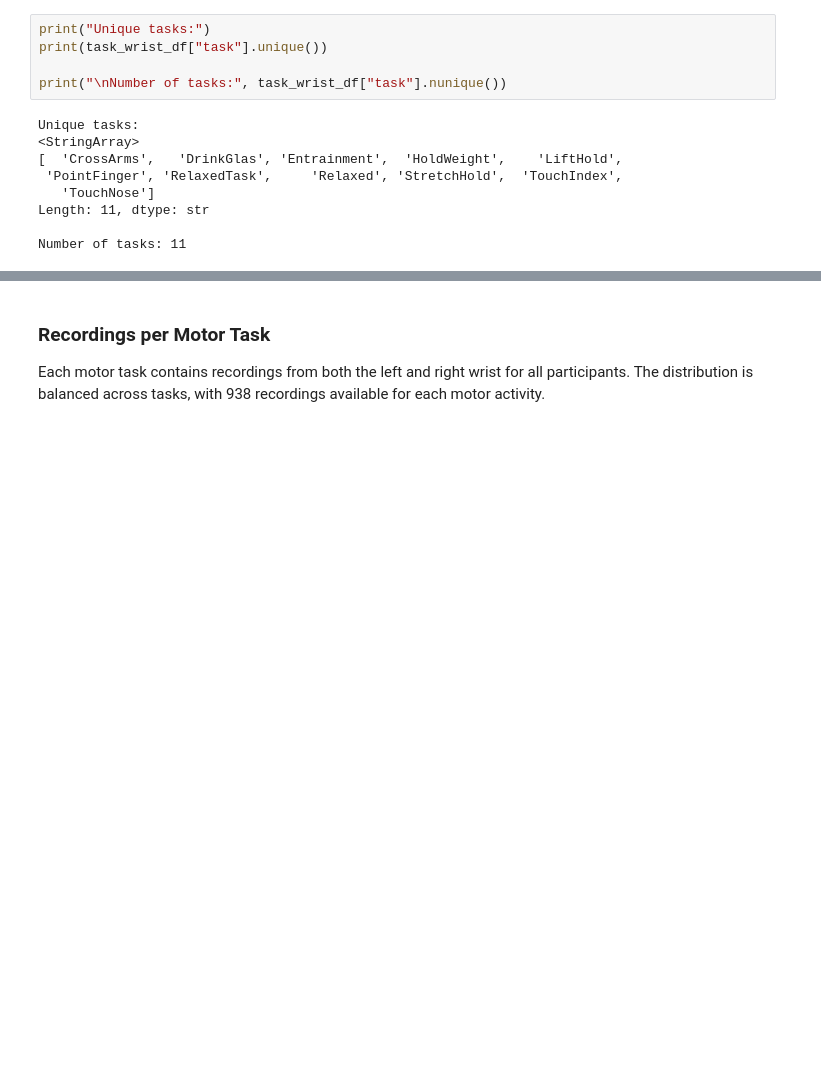
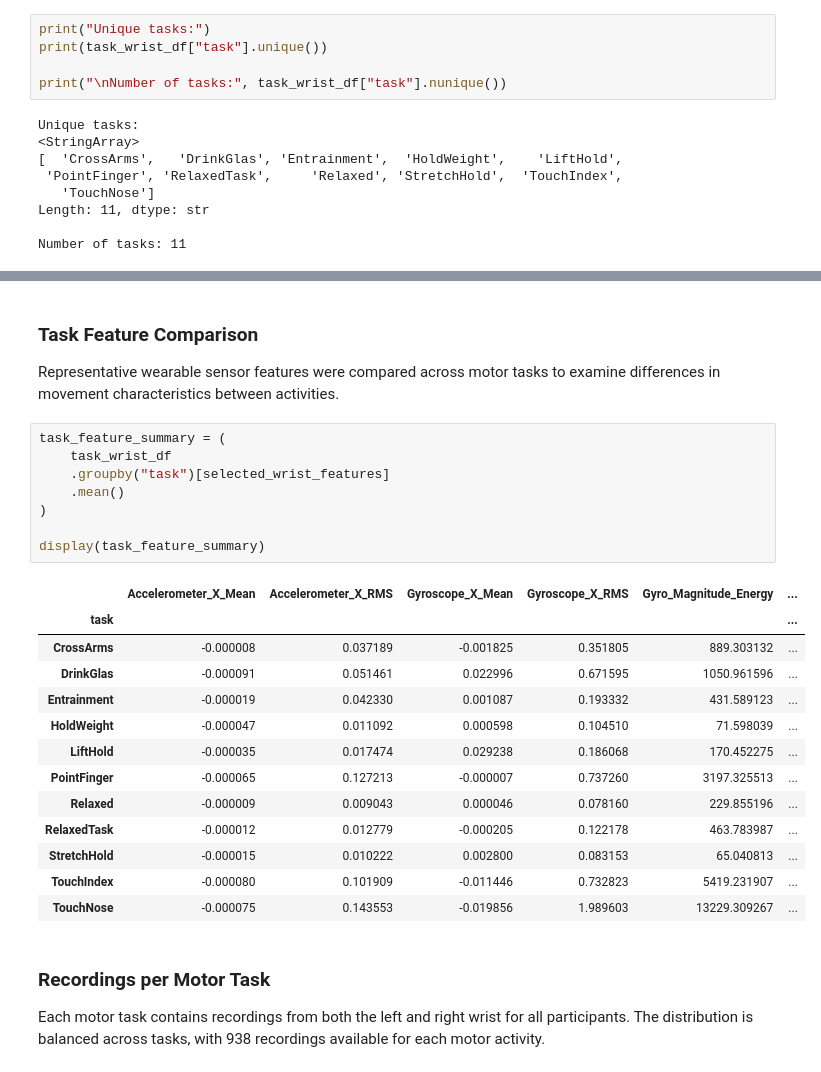
Before and after one commit to obramwell/AI-Assisted-Screening-of-Parkinson-s-Disease, a Jupyter notebook: notebooks/08_task_wrist_analysis.ipynb, the cells around one changed output, grey strips where cells are left out. Saved outputs shown, nothing was run; the diff lists cells and outputs as text; blank space fills up the shorter version.

```diff
--- a/notebooks/08_task_wrist_analysis.ipynb
+++ b/notebooks/08_task_wrist_analysis.ipynb
@@ -103,6 +102,32 @@ display(task_summary)
 | StretchHold | 938 | 469 |
 | TouchIndex | 938 | 469 |
 | TouchNose | 938 | 469 |
+# %% [markdown]
+### Task Feature Comparison
+
+Representative wearable sensor features were compared across motor tasks to examine differences in movement characteristics between activities.
+# %%
+task_feature_summary = (
+    task_wrist_df
+    .groupby("task")[selected_wrist_features]
+    .mean()
+)
+
+display(task_feature_summary)
+# %% [output]
+|  | Accelerometer_X_Mean | Accelerometer_X_RMS | Gyroscope_X_Mean | Gyroscope_X_RMS | Gyro_Magnitude_Energy | ... |
+| task |  |  |  |  |  | ... |
+| CrossArms | -0.000008 | 0.037189 | -0.001825 | 0.351805 | 889.303132 | ... |
+| DrinkGlas | -0.000091 | 0.051461 | 0.022996 | 0.671595 | 1050.961596 | ... |
+| Entrainment | -0.000019 | 0.042330 | 0.001087 | 0.193332 | 431.589123 | ... |
+| HoldWeight | -0.000047 | 0.011092 | 0.000598 | 0.104510 | 71.598039 | ... |
+| LiftHold | -0.000035 | 0.017474 | 0.029238 | 0.186068 | 170.452275 | ... |
+| PointFinger | -0.000065 | 0.127213 | -0.000007 | 0.737260 | 3197.325513 | ... |
+| Relaxed | -0.000009 | 0.009043 | 0.000046 | 0.078160 | 229.855196 | ... |
+| RelaxedTask | -0.000012 | 0.012779 | -0.000205 | 0.122178 | 463.783987 | ... |
+| StretchHold | -0.000015 | 0.010222 | 0.002800 | 0.083153 | 65.040813 | ... |
+| TouchIndex | -0.000080 | 0.101909 | -0.011446 | 0.732823 | 5419.231907 | ... |
+| TouchNose | -0.000075 | 0.143553 | -0.019856 | 1.989603 | 13229.309267 | ... |
 # %% [markdown]
 ### Recordings per Motor Task
 
```
Also changed, not shown: parts of 12 cells of this notebook, 2 other files.
